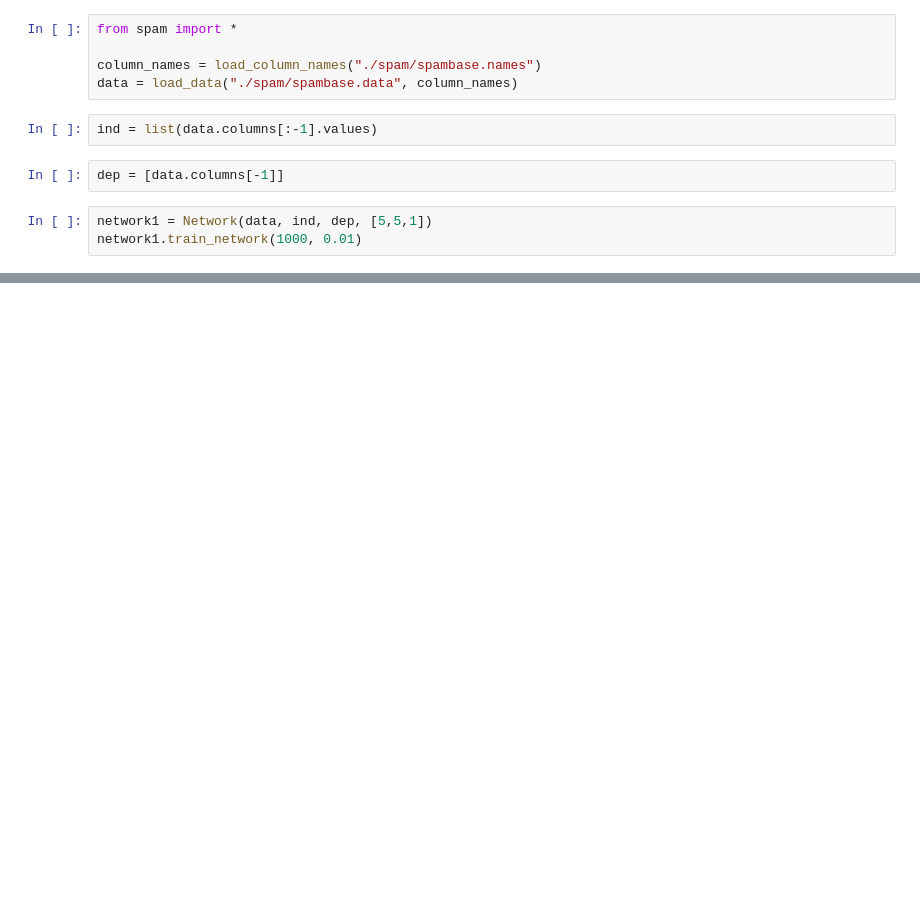
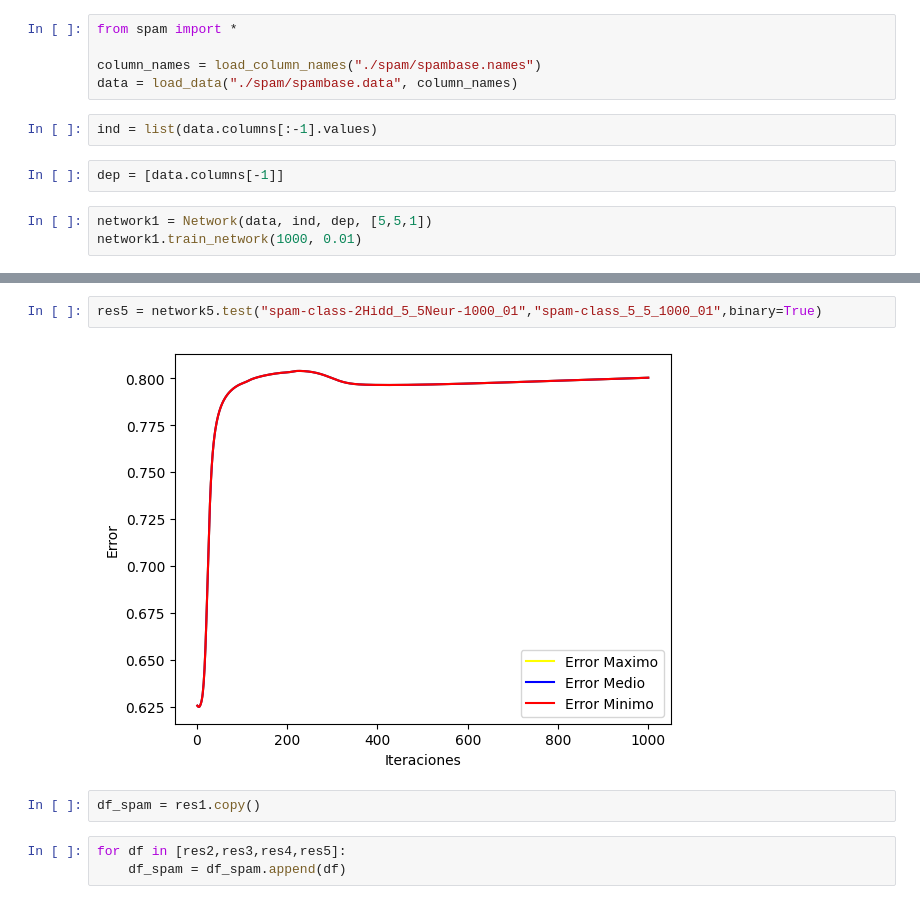
Before and after one commit to Gchaurio/CI5438-Proyecto2, a Jupyter notebook: spam.ipynb, the cells around one changed output, grey strips where cells are left out. Cells and saved outputs as stored; diff of their text form; blank space fills up the shorter version.

```diff
--- a/spam.ipynb
+++ b/spam.ipynb
@@ -19,0 +41,9 @@ network2.train_network(1000, 0.01)
+# %%
+res5 = network5.test("spam-class-2Hidd_5_5Neur-1000_01","spam-class_5_5_1000_01",binary=True)
+# %% [output]
+[figure, added]
+# %%
+df_spam = res1.copy()
+# %%
+for df in [res2,res3,res4,res5]:
+    df_spam = df_spam.append(df)
```
Also changed, not shown: parts of 9 cells of this notebook, 11 other files.
